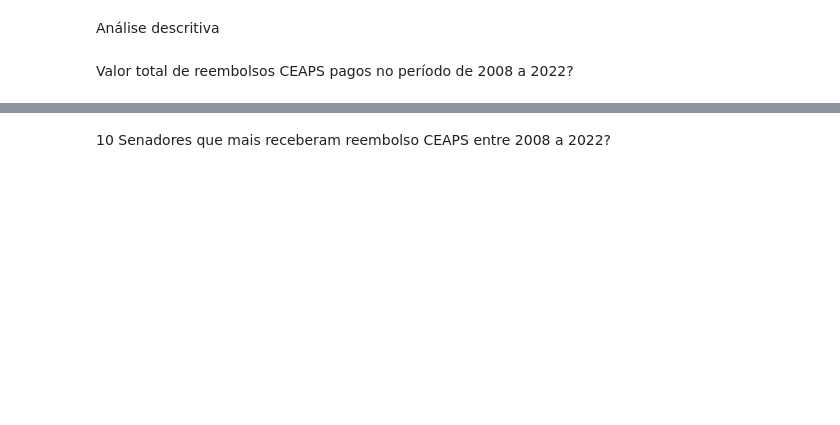
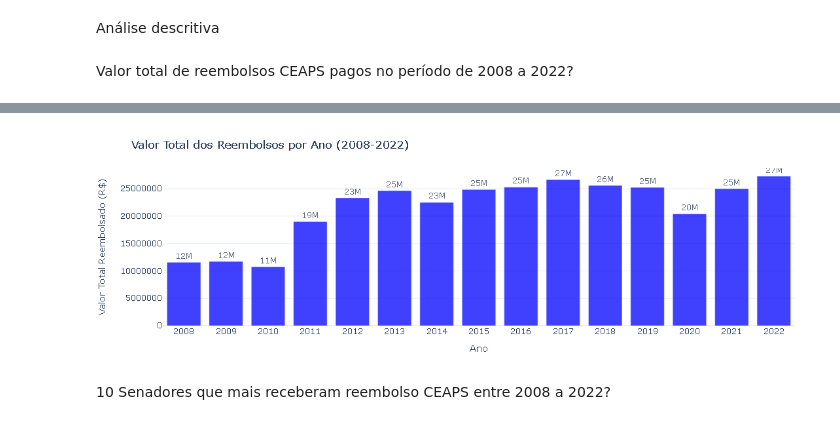
Before and after one commit to Lucasvrib/An-lise-de-despesas-senadores-2008-a-2022, a Jupyter notebook: Analise_CEAPS.ipynb, the cells around one changed output, grey strips where cells are left out. Drawn from its saved outputs; the diff is of its cells as text; code cells hidden in the pictures; blank space fills up the shorter version.

```diff
--- a/Analise_CEAPS.ipynb
+++ b/Analise_CEAPS.ipynb
@@ -189,34 +194,37 @@ fig = px.bar(
     title='Valor Total dos Reembolsos por Ano (2008-2022)',
     labels={'VALOR_REEMBOLSADO': 'Valor Total Reembolsado (R$)', 'ANO': 'Ano'},
     template='plotly_white',
     text='VALOR_REEMBOLSADO'  # Adicionar os valores das barras
 )
 
 # Ajustando o layout do gráfico para torná-lo mais atraente
 fig.update_traces(
     texttemplate='%{text:.2s}',  # Formatar os valores para notação científica curta
-    textposition='inside',  # Colocar os textos fora das barras
+    textposition='outside',  # Colocar os textos fora das barras
     marker_color='blue',  # Cor das barras
     opacity=0.75  # Transparência das barras
 )
 
 fig.update_layout(
     xaxis_title='Ano',
     yaxis_title='Valor Total Reembolsado (R$)',
     yaxis_tickformat='R$,',  # Formatando o eixo y para valores monetários
     xaxis=dict(
         tickmode='linear',  # Mostrando todos os anos
         tick0=2008,  # Começando em 2008
         dtick=1  # Intervalo de 1 ano
     ),
     margin=dict(l=20, r=20, t=60, b=60),  # Ajustar as margens
     font=dict(
         size=12  # Tamanho da fonte
     ),
     plot_bgcolor='rgba(0, 0, 0, 0)',  # Fundo transparente
     paper_bgcolor='rgba(0, 0, 0, 0)',  # Fundo do papel transparente
     showlegend=False  # Ocultar a legenda
 )
+fig.show()
+# %% [output]
+[figure, added]
 # %% [markdown]
 10 Senadores que mais receberam reembolso CEAPS entre 2008 a 2022?
 # %%
```
Also changed, not shown: parts of 8 cells of this notebook.
